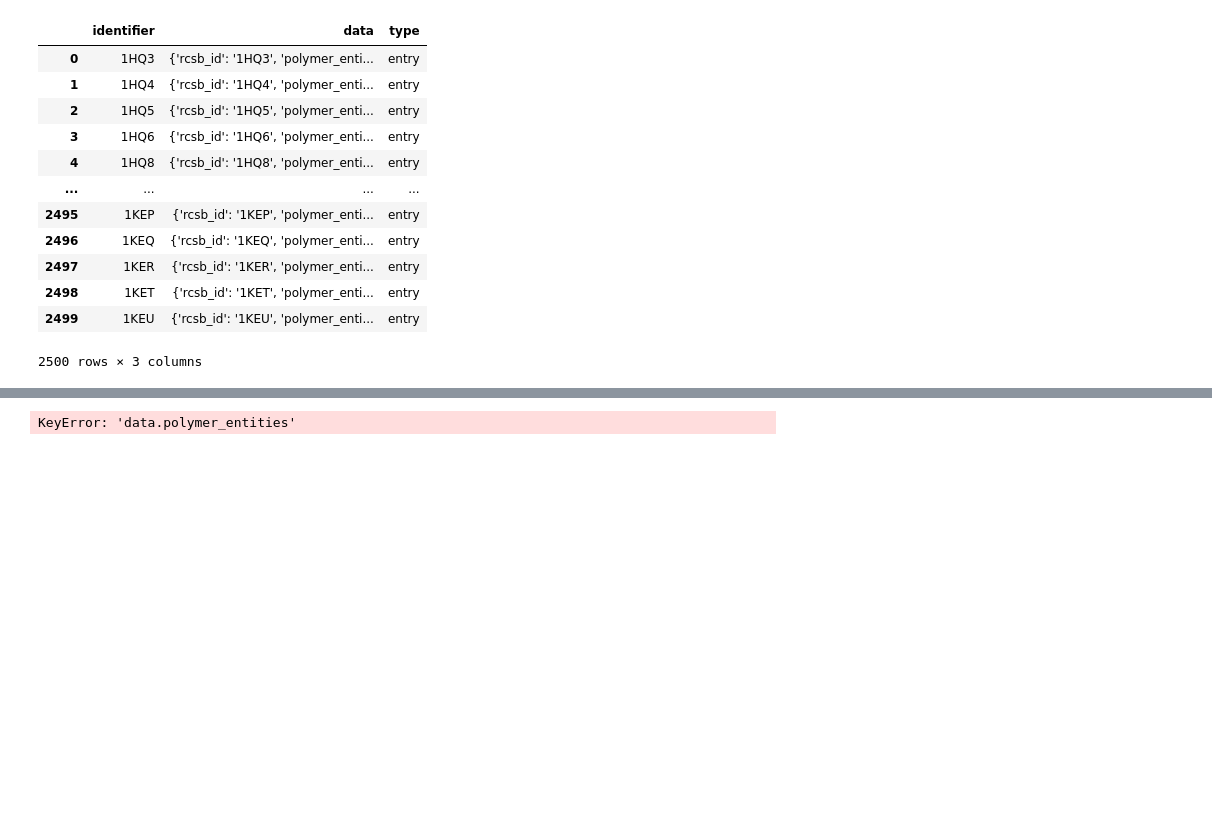
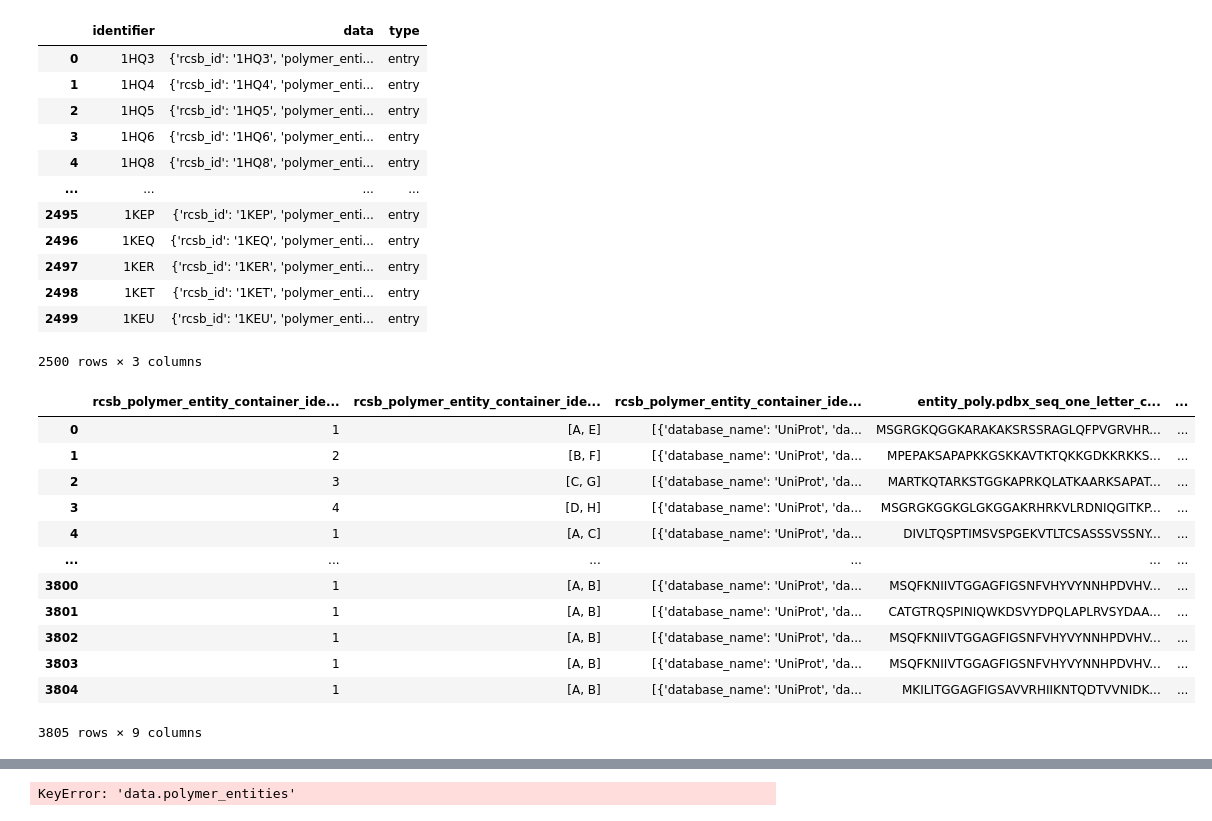
Before and after one commit to michellegarcia2000/p-rotein, a Jupyter notebook: rcsbsequences.ipynb, the cells around one changed output, grey strips where cells are left out. Drawn from its saved outputs; the diff is of its cells as text; code cells hidden in the pictures; blank space fills up the shorter version.

```diff
--- a/rcsbsequences.ipynb
+++ b/rcsbsequences.ipynb
@@ -54,6 +54,29 @@ jsondf
 | 2498 | 1KET | {'rcsb_id': '1KET', 'polymer_enti... | entry |
 | 2499 | 1KEU | {'rcsb_id': '1KEU', 'polymer_enti... | entry |
 2500 rows × 3 columns
+# %%
+# Worked!
+
+with open("/Users/kathe/Downloads/p-ai/rcsb_pdb_sequence__007501-010000.json") as in_file:
+  file_contents = in_file.read()
+  json_data = json.loads(file_contents)
+  jsondf1 = pd.json_normalize(json_data, record_path=['data', 'polymer_entities'], meta=[['data', 'rcsb_id'], 'identifier'])
+
+jsondf1
+# %% [output]
+|  | rcsb_polymer_entity_container_ide... | rcsb_polymer_entity_container_ide... | rcsb_polymer_entity_container_ide... | entity_poly.pdbx_seq_one_letter_c... | ... |
+| 0 | 1 | [A, E] | [{'database_name': 'UniProt', 'da... | MSGRGKQGGKARAKAKSRSSRAGLQFPVGRVHR... | ... |
+| 1 | 2 | [B, F] | [{'database_name': 'UniProt', 'da... | MPEPAKSAPAPKKGSKKAVTKTQKKGDKKRKKS... | ... |
+| 2 | 3 | [C, G] | [{'database_name': 'UniProt', 'da... | MARTKQTARKSTGGKAPRKQLATKAARKSAPAT... | ... |
+| 3 | 4 | [D, H] | [{'database_name': 'UniProt', 'da... | MSGRGKGGKGLGKGGAKRHRKVLRDNIQGITKP... | ... |
+| 4 | 1 | [A, C] | [{'database_name': 'UniProt', 'da... | DIVLTQSPTIMSVSPGEKVTLTCSASSSVSSNY... | ... |
+| ... | ... | ... | ... | ... | ... |
+| 3800 | 1 | [A, B] | [{'database_name': 'UniProt', 'da... | MSQFKNIIVTGGAGFIGSNFVHYVYNNHPDVHV... | ... |
+| 3801 | 1 | [A, B] | [{'database_name': 'UniProt', 'da... | CATGTRQSPINIQWKDSVYDPQLAPLRVSYDAA... | ... |
+| 3802 | 1 | [A, B] | [{'database_name': 'UniProt', 'da... | MSQFKNIIVTGGAGFIGSNFVHYVYNNHPDVHV... | ... |
+| 3803 | 1 | [A, B] | [{'database_name': 'UniProt', 'da... | MSQFKNIIVTGGAGFIGSNFVHYVYNNHPDVHV... | ... |
+| 3804 | 1 | [A, B] | [{'database_name': 'UniProt', 'da... | MKILITGGAGFIGSAVVRHIIKNTQDTVVNIDK... | ... |
+3805 rows × 9 columns
 # %%
 #this didn't work
 
```
Also changed, not shown: parts of 1 cell of this notebook.
